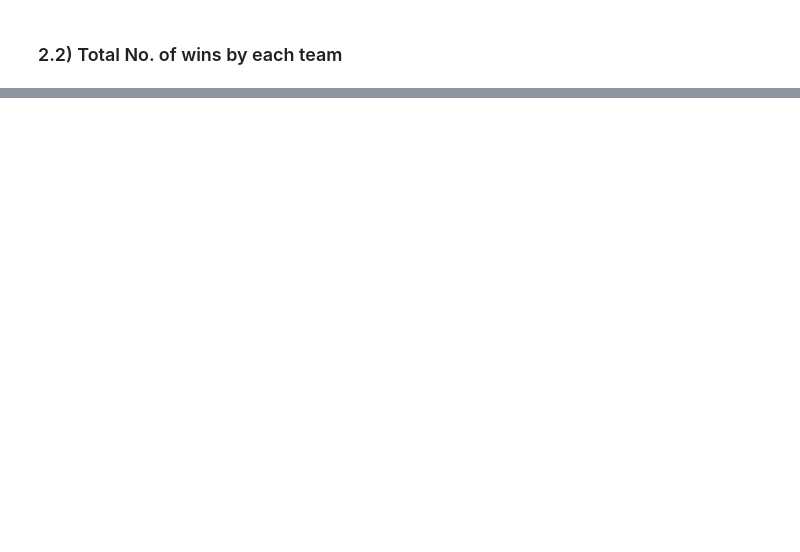
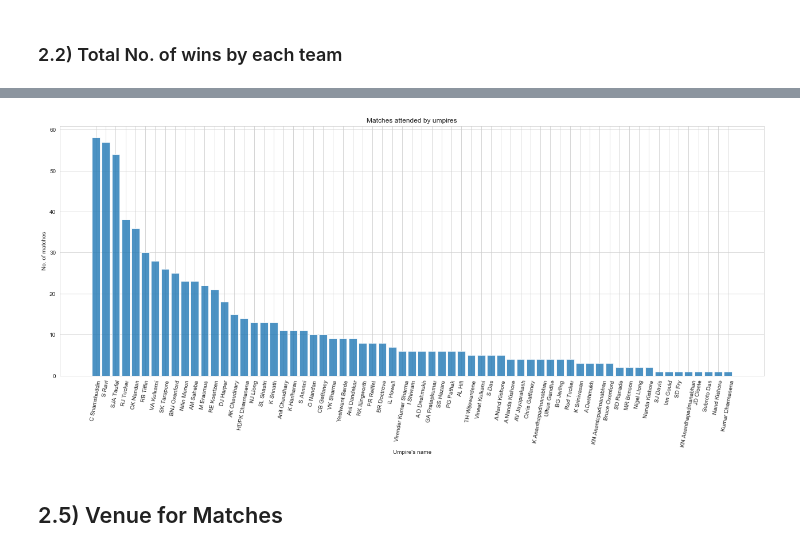
Before and after one commit to AmanAswal/Data-Analysis, a Jupyter notebook: IPL/main.ipynb, the cells around one changed output, grey strips where cells are left out. Saved outputs shown, nothing was run; the diff lists cells and outputs as text; code cells hidden in the pictures; blank space fills up the shorter version.

```diff
--- a/IPL/main.ipynb
+++ b/IPL/main.ipynb
@@ -106,0 +124,15 @@ plt.show()
+# %%
+ump2 = pd.DataFrame(df['umpire2'].value_counts())
+ump2['name']=ump2.index
+# %%
+plt.figure(figsize=(22,8))
+plt.bar(ump2['name'], ump2['umpire2'], alpha=0.8)
+plt.xticks(rotation=80)
+plt.title('Matches attended by umpires')
+plt.ylabel('No. of matches')
+plt.xlabel("Umpire's name")
+plt.show()
+# %% [output]
+[figure, added]
+# %% [markdown]
+## 2.5) Venue for Matches
```
Also changed, not shown: parts of 9 cells of this notebook.
